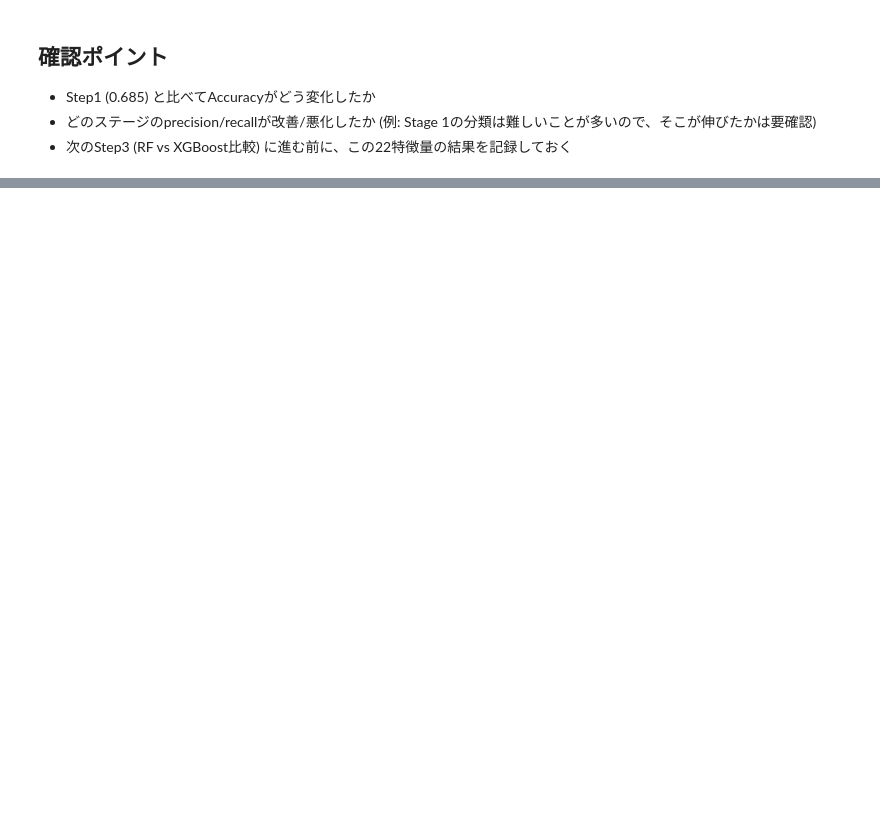
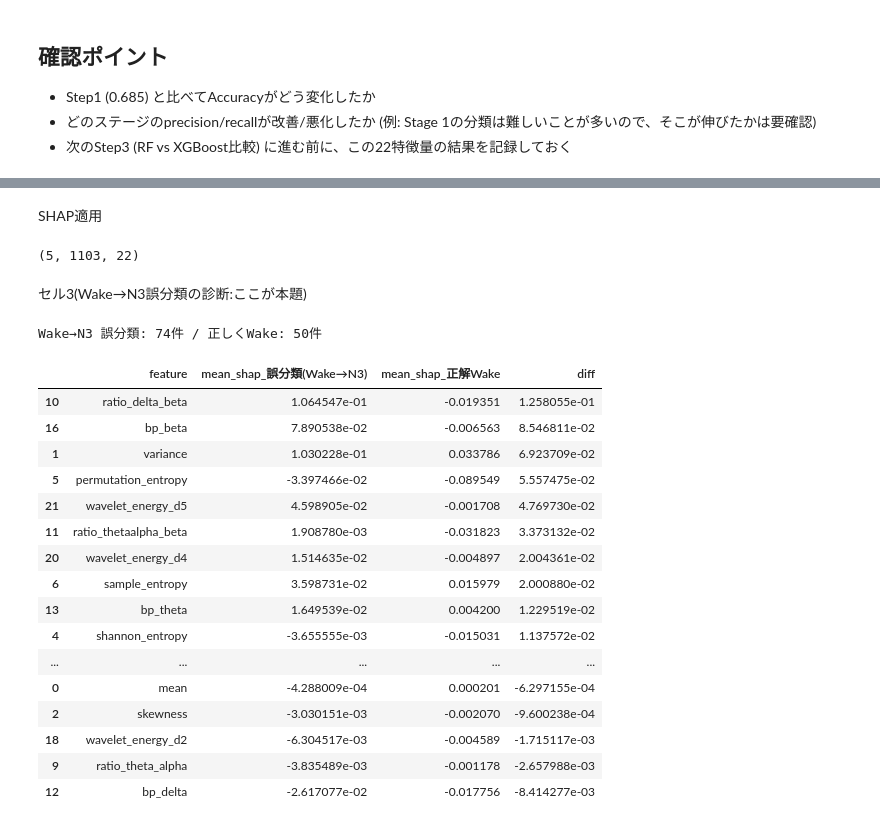
Before and after one commit to naokihayakawa1228/sleep-xai, a Jupyter notebook: notebooks/01_permana_features.ipynb, the cells around one changed output, grey strips where cells are left out. Cells and saved outputs as stored; diff of their text form; code cells hidden in the pictures; blank space fills up the shorter version.

```diff
--- a/notebooks/01_permana_features.ipynb
+++ b/notebooks/01_permana_features.ipynb
@@ -154,0 +253,2 @@ print(confusion_matrix(y_test, y_pred_p2))
+# %% [markdown]
+SHAP適用
@@ -154,0 +278,16 @@ print(confusion_matrix(y_test, y_pred_p2))
+# %%
+import shap
+
+explainer = shap.TreeExplainer(clf_p2)
+
+shap_values_raw = explainer.shap_values(X_test_p2)
+
+shap_values = normalize_shap_values(
+    shap_values_raw,
+    n_classes=len(event_id),
+    n_features=X_test_p2.shape[1]
+)
+
+print(shap_values.shape)
+# %% [output]
+(5, 1103, 22)
@@ -154,0 +296,41 @@ print(confusion_matrix(y_test, y_pred_p2))
+# %% [markdown]
+セル3(Wake→N3誤分類の診断:ここが本題)
+# %%
+import pandas as pd
+
+target_names = list(event_id.keys())
+n3_idx = target_names.index("Sleep stage 3/4")
+
+# 正解Wake・予測N3(誤分類) と 正解Wake・予測Wake(正しい) を比較
+mis_idx = np.where((y_test == 1) & (y_pred_p2 == 4))[0]
+correct_idx = np.where((y_test == 1) & (y_pred_p2 == 1))[0]
+print(f"Wake→N3 誤分類: {len(mis_idx)}件 / 正しくWake: {len(correct_idx)}件")
+
+shap_n3 = shap_values[n3_idx]  # N3クラスへのSHAP値, shape (n_test, 22)
+
+df_compare = pd.DataFrame({
+    "feature": PERMANA_FEATURE_NAMES,
+    "mean_shap_誤分類(Wake→N3)": shap_n3[mis_idx].mean(axis=0),
+    "mean_shap_正解Wake": shap_n3[correct_idx].mean(axis=0),
+})
+df_compare["diff"] = df_compare["mean_shap_誤分類(Wake→N3)"] - df_compare["mean_shap_正解Wake"]
+df_compare.sort_values("diff", ascending=False)
+# %% [output]
+Wake→N3 誤分類: 74件 / 正しくWake: 50件
+|  | feature | mean_shap_誤分類(Wake→N3) | mean_shap_正解Wake | diff |
+| 10 | ratio_delta_beta | 1.064547e-01 | -0.019351 | 1.258055e-01 |
+| 16 | bp_beta | 7.890538e-02 | -0.006563 | 8.546811e-02 |
+| 1 | variance | 1.030228e-01 | 0.033786 | 6.923709e-02 |
+| 5 | permutation_entropy | -3.397466e-02 | -0.089549 | 5.557475e-02 |
+| 21 | wavelet_energy_d5 | 4.598905e-02 | -0.001708 | 4.769730e-02 |
+| 11 | ratio_thetaalpha_beta | 1.908780e-03 | -0.031823 | 3.373132e-02 |
+| 20 | wavelet_energy_d4 | 1.514635e-02 | -0.004897 | 2.004361e-02 |
+| 6 | sample_entropy | 3.598731e-02 | 0.015979 | 2.000880e-02 |
+| 13 | bp_theta | 1.649539e-02 | 0.004200 | 1.229519e-02 |
+| 4 | shannon_entropy | -3.655555e-03 | -0.015031 | 1.137572e-02 |
+| ... | ... | ... | ... | ... |
+| 0 | mean | -4.288009e-04 | 0.000201 | -6.297155e-04 |
+| 2 | skewness | -3.030151e-03 | -0.002070 | -9.600238e-04 |
+| 18 | wavelet_energy_d2 | -6.304517e-03 | -0.004589 | -1.715117e-03 |
+| 9 | ratio_theta_alpha | -3.835489e-03 | -0.001178 | -2.657988e-03 |
+| 12 | bp_delta | -2.617077e-02 | -0.017756 | -8.414277e-03 |
```
Also changed, not shown: parts of 12 cells of this notebook.
